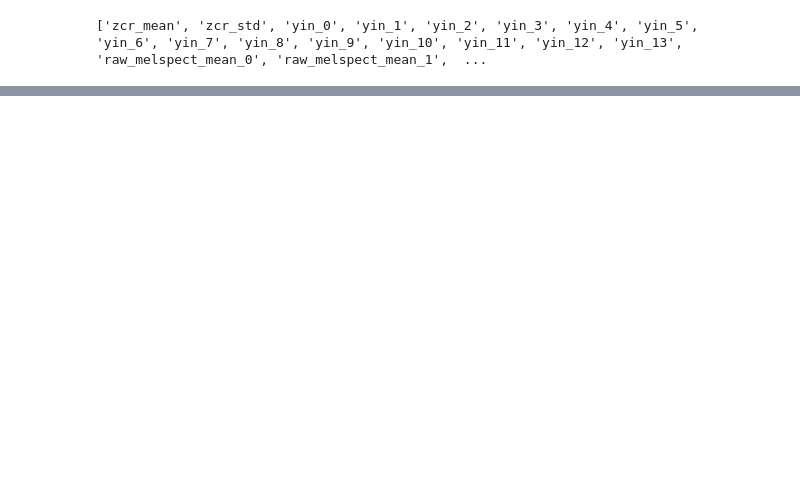
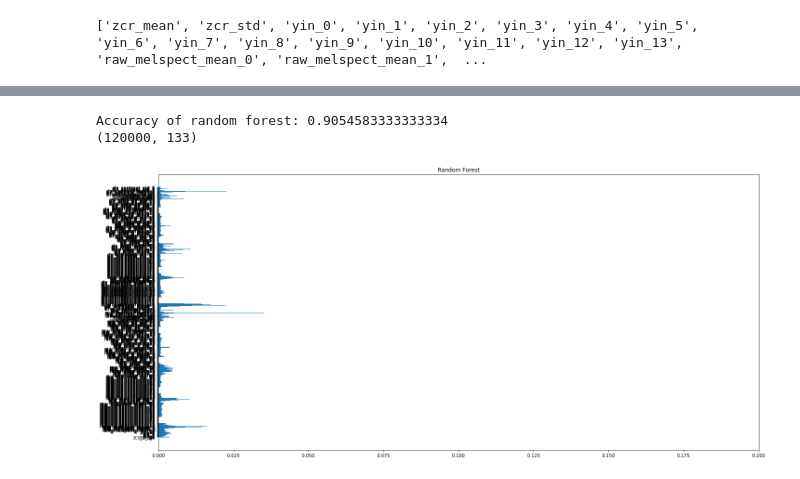
Before and after one commit to th3lias/mlpc2023, a Jupyter notebook: Notebooks/feature_importance.ipynb, the cells around one changed output, grey strips where cells are left out. Saved outputs shown, nothing was run; the diff lists cells and outputs as text; code cells hidden in the pictures; blank space fills up the shorter version.

```diff
--- a/Notebooks/feature_importance.ipynb
+++ b/Notebooks/feature_importance.ipynb
@@ -114,0 +170,34 @@ IndexError: only integers, slices (`:`), ellipsis (`...`), numpy.newaxis (`None`
+# %%
+# mix all species together and train random forest to classify species
+X = np.concatenate([all_species[species][:, :-1] for species in all_species.keys()])
+# use 0, 1, 2, 3, 4, 5 as labels
+y = np.concatenate([all_species[species][:, -1] for species in all_species.keys()])
+# %%
+# find best features by random forest
+from sklearn.feature_selection import SelectFromModel
+from sklearn.ensemble import RandomForestClassifier
+from sklearn.model_selection import train_test_split
+from sklearn.metrics import accuracy_score
+
+X_train, X_test, y_train, y_test = train_test_split(X, y, test_size=0.2, random_state=42)
+clf = RandomForestClassifier(n_estimators=50, random_state=42)
+clf.fit(X_train, y_train)
+y_pred = clf.predict(X_test)
+print(f'Accuracy of random forest: {accuracy_score(y_test, y_pred)}')
+# get important features
+model = SelectFromModel(clf, prefit=True)
+X_new = model.transform(X)
+print(X_new.shape)
+
+# plot top feature for each species in a grid
+plt.figure(figsize=(20, 9))
+plt.barh(feature_names, clf.feature_importances_)
+plt.title('Random Forest')
+plt.tight_layout()
+plt.xlim(0, 0.2)
+# save plot
+plt.savefig('..\\plots\\top_10_features_random_forest_all.jpg')
+# %% [output]
+Accuracy of random forest: 0.9054583333333334
+(120000, 133)
+[figure, added]
```
Also changed, not shown: parts of 8 cells of this notebook, 24 other files.
